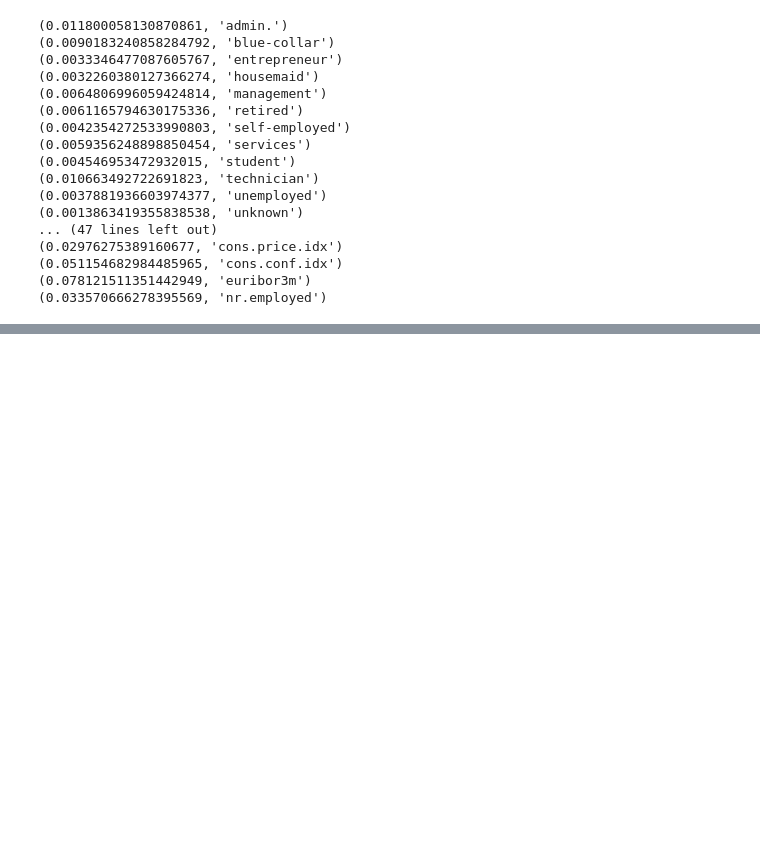
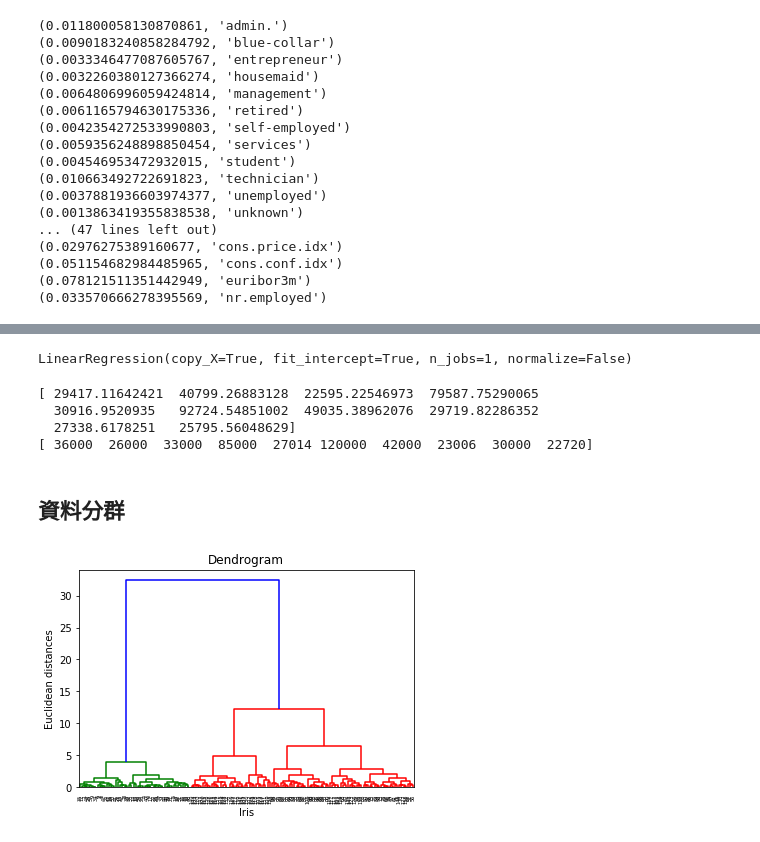
Before and after one commit to ywchiu/pyfintech, a Jupyter notebook: Demo20171026.ipynb, the cells around one changed output, grey strips where cells are left out. Cells and saved outputs as stored; diff of their text form; code cells hidden in the pictures; blank space fills up the shorter version.

Commit message:
add clustering

```diff
--- a/Demo20171026.ipynb
+++ b/Demo20171026.ipynb
@@ -798,0 +884,16 @@ for ele in zip(clf4.feature_importances_,bank_df.drop('y', axis = 1).keys()):
+# %%
+from sklearn.linear_model import LinearRegression
+regr = LinearRegression()
+regr.fit(X,Y)
+# %% [output]
+LinearRegression(copy_X=True, fit_intercept=True, n_jobs=1, normalize=False)
+# %%
+print(regr.predict(X)[0:10])
+print(Y[0:10])
+# %% [output]
+[ 29417.11642421  40799.26883128  22595.22546973  79587.75290065
+  30916.9520935   92724.54851002  49035.38962076  29719.82286352
+  27338.6178251   25795.56048629]
+[ 36000  26000  33000  85000  27014 120000  42000  23006  30000  22720]
+# %% [markdown]
+## 資料分群
@@ -798,0 +902,12 @@ for ele in zip(clf4.feature_importances_,bank_df.drop('y', axis = 1).keys()):
+# %%
+iris = load_iris()
+# %%
+import scipy.cluster.hierarchy as sch
+import matplotlib.pyplot as plt
+dendrogram=sch.dendrogram(sch.linkage(iris.data,method='ward'))
+plt.title('Dendrogram')
+plt.xlabel('Iris')
+plt.ylabel('Euclidean distances')
+plt.show()
+# %% [output]
+[figure, added]
```
Also changed, not shown: parts of 37 cells of this notebook.
